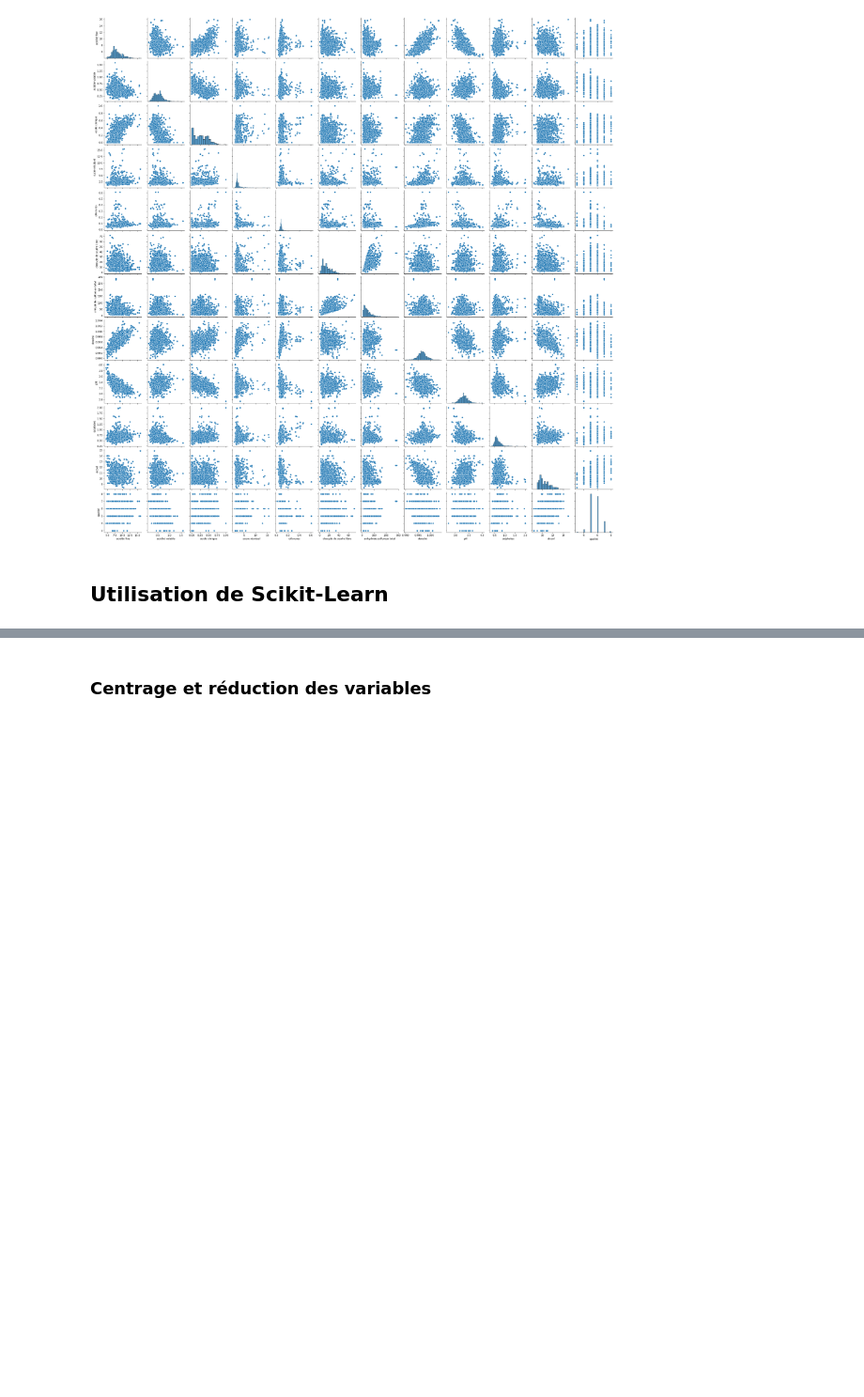
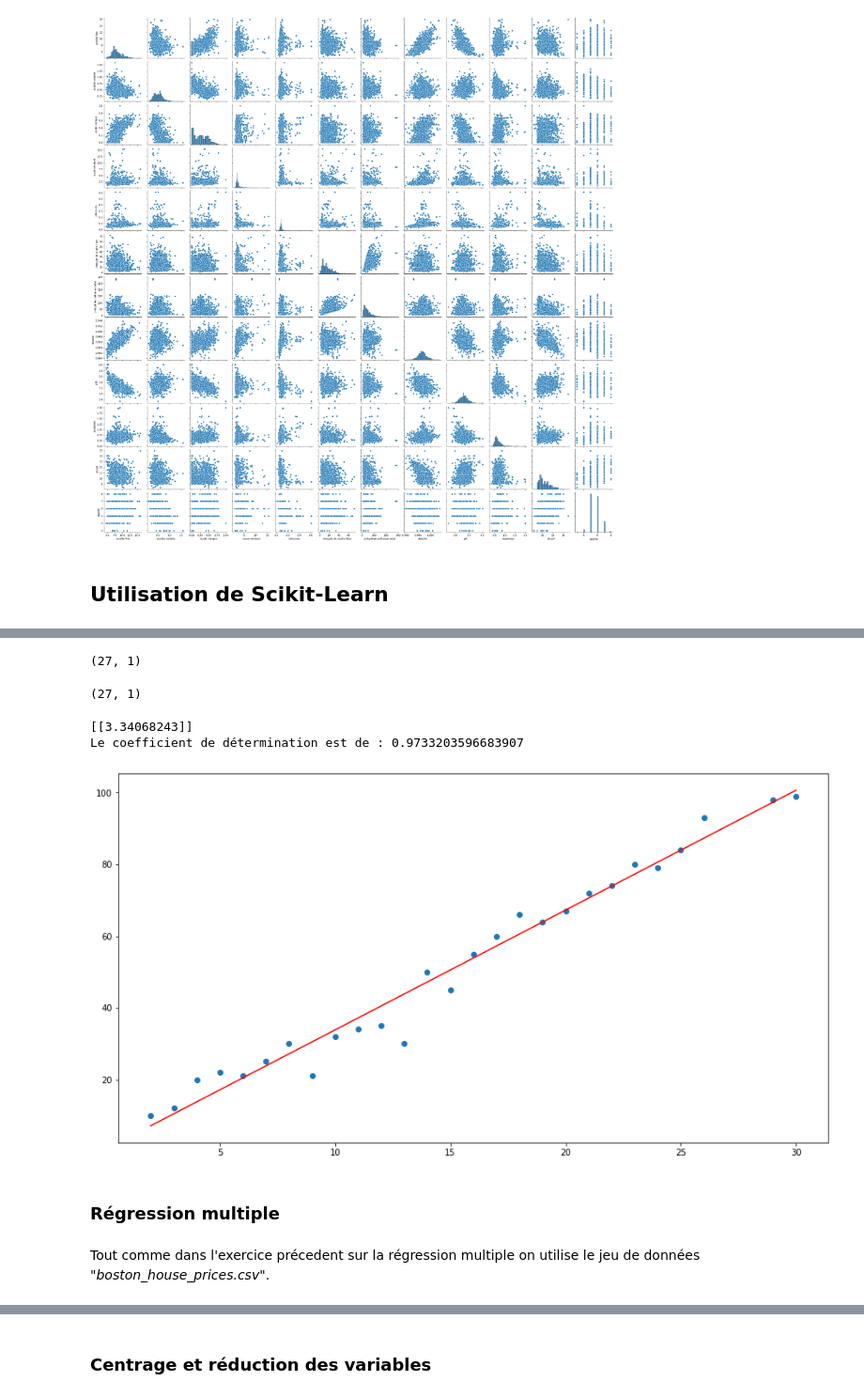
Before and after one commit to CassiaFa/Premier_modele_IA_Simplon, a Jupyter notebook: Premier_model_IA.ipynb, the cells around one changed output, grey strips where cells are left out. Shown at 94% size. Cells and saved outputs as stored; diff of their text form; code cells hidden in the pictures; blank space fills up the shorter version.

```diff
--- a/Premier_model_IA.ipynb
+++ b/Premier_model_IA.ipynb
@@ -485,0 +493,3 @@ plt.show()
+# %%
+data_regl = pd.read_csv("./Data_Reg/reg_simple.csv")
+data_regl.head()
@@ -485,0 +503,29 @@ plt.show()
+# %%
+X = data_regl["heure_rev"].values.reshape(len(data_regl),1)
+# X = np.column_stack((X, np.ones(len(X))))
+print(X.shape)
+# %% [output]
+(27, 1)
+# %%
+y = data_regl["note"].values.reshape(len(data_regl),1)
+print(y.shape)
+# %% [output]
+(27, 1)
+# %%
+reg = LinearRegression().fit(X, y)
+print(reg.coef_) # Les coefficients obtenu pour le modèle linéaire
+print("Le coefficient de détermination est de : " + str(reg.score(X, y)))
+# %% [output]
+[[3.34068243]]
+Le coefficient de détermination est de : 0.9733203596683907
+# %%
+plt.figure(figsize=(15,8))
+plt.scatter(X, y)
+plt.plot(X, reg.predict(X), 'r')
+plt.show()
+# %% [output]
+[figure, added]
+# %% [markdown]
+### Régression multiple
+# %% [markdown]
+Tout comme dans l'exercice précedent sur la régression multiple on utilise le jeu de données *\"boston_house_prices.csv\"*.
```
Also changed, not shown: parts of 38 cells of this notebook.
